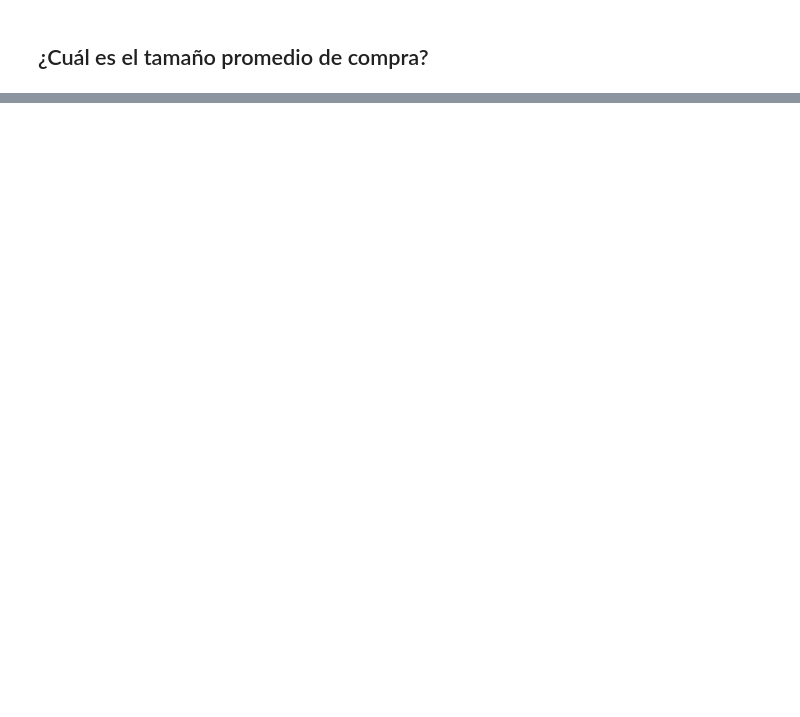
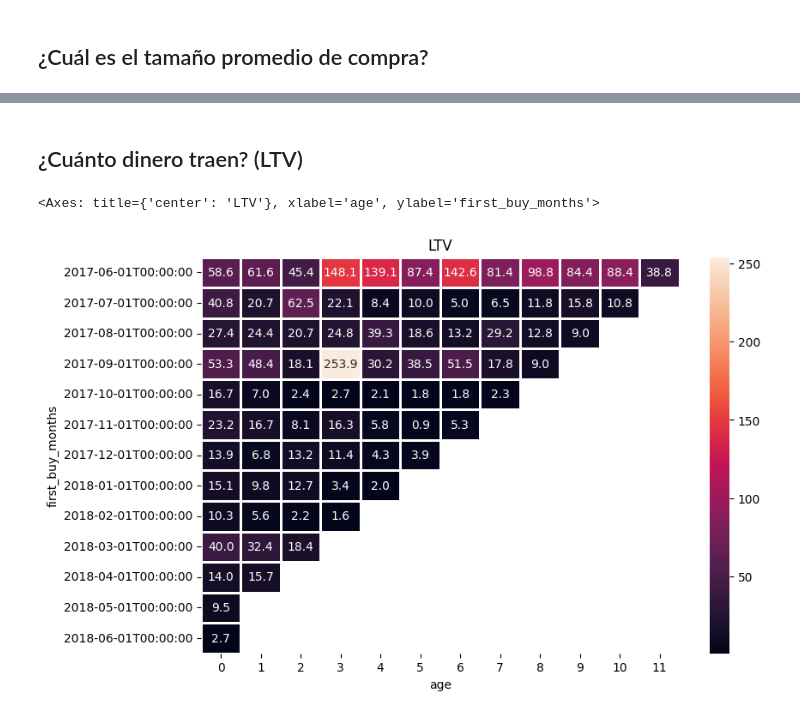
Before and after one commit to DavidRC-Ing/Proyect_Data_Analist_Showz, a Jupyter notebook: Proyecto_shows.ipynb, the cells around one changed output, grey strips where cells are left out. Saved outputs shown, nothing was run; the diff lists cells and outputs as text; code cells hidden in the pictures; blank space fills up the shorter version.

```diff
--- a/Proyecto_shows.ipynb
+++ b/Proyecto_shows.ipynb
@@ -530,3 +546,31 @@ output.fillna('')
+# %% [markdown]
+## ¿Cuánto dinero traen? (LTV)
+# %%
+
+report['ltv'] = report['gp'] / report['n_buyers']
+
+output = report.pivot_table(
+    index='first_buy_months',
+    columns='age',
+    values='ltv',
+    aggfunc='mean')
+
+output.fillna('')
+
+# Mapa de Calor
+
+plt.figure(figsize=(9, 6))
+plt.title('LTV')
+sns.heatmap(
+    output,
+    annot=True,
+    fmt='.1f',
+    linewidths=1,
+
+)
+# %% [output]
+<Axes: title={'center': 'LTV'}, xlabel='age', ylabel='first_buy_months'>
+[figure, added]
 # %%
 ltv_201801 = output.loc['2018-01-01'].sum()
 
```
Also changed, not shown: parts of 19 cells of this notebook.
